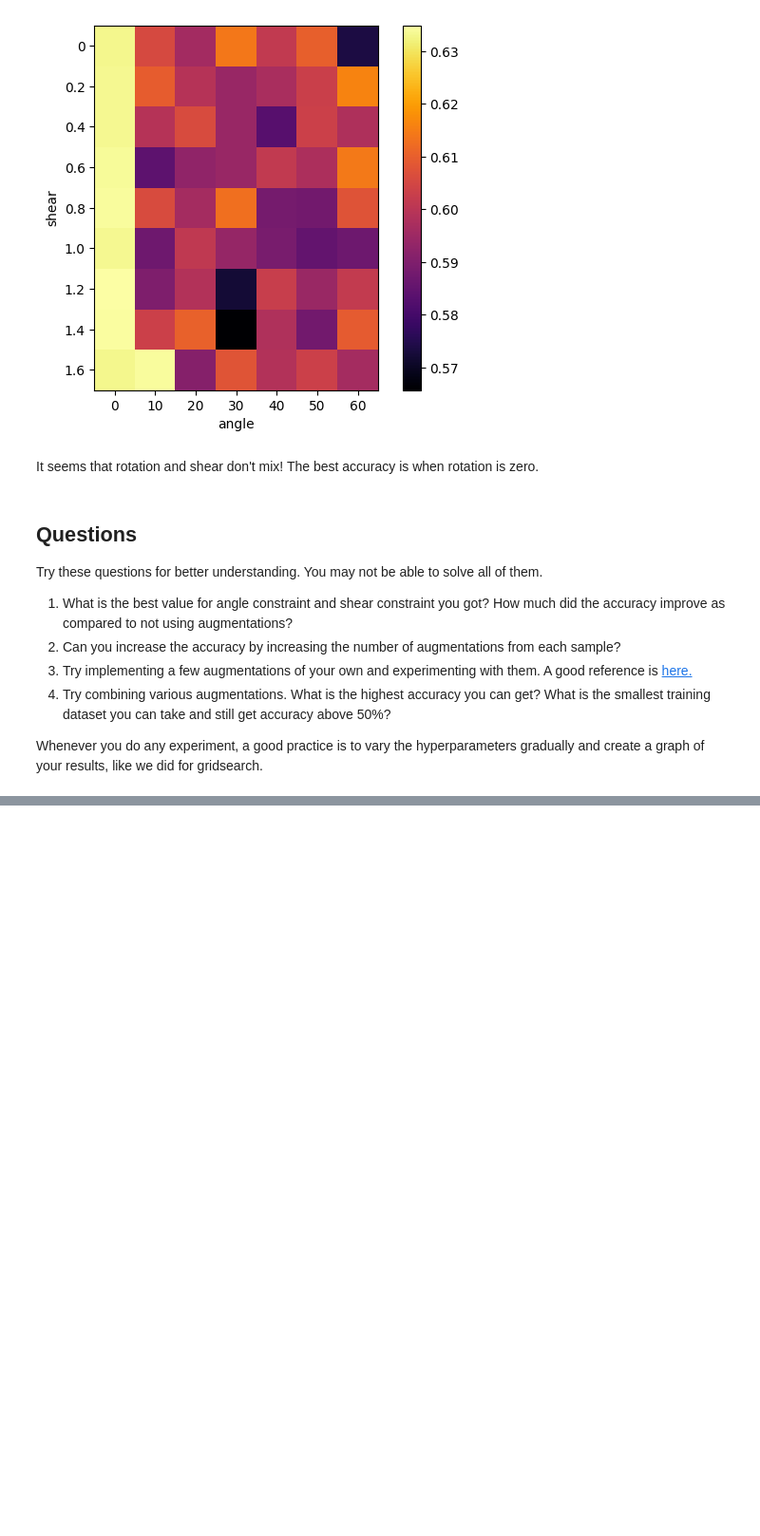
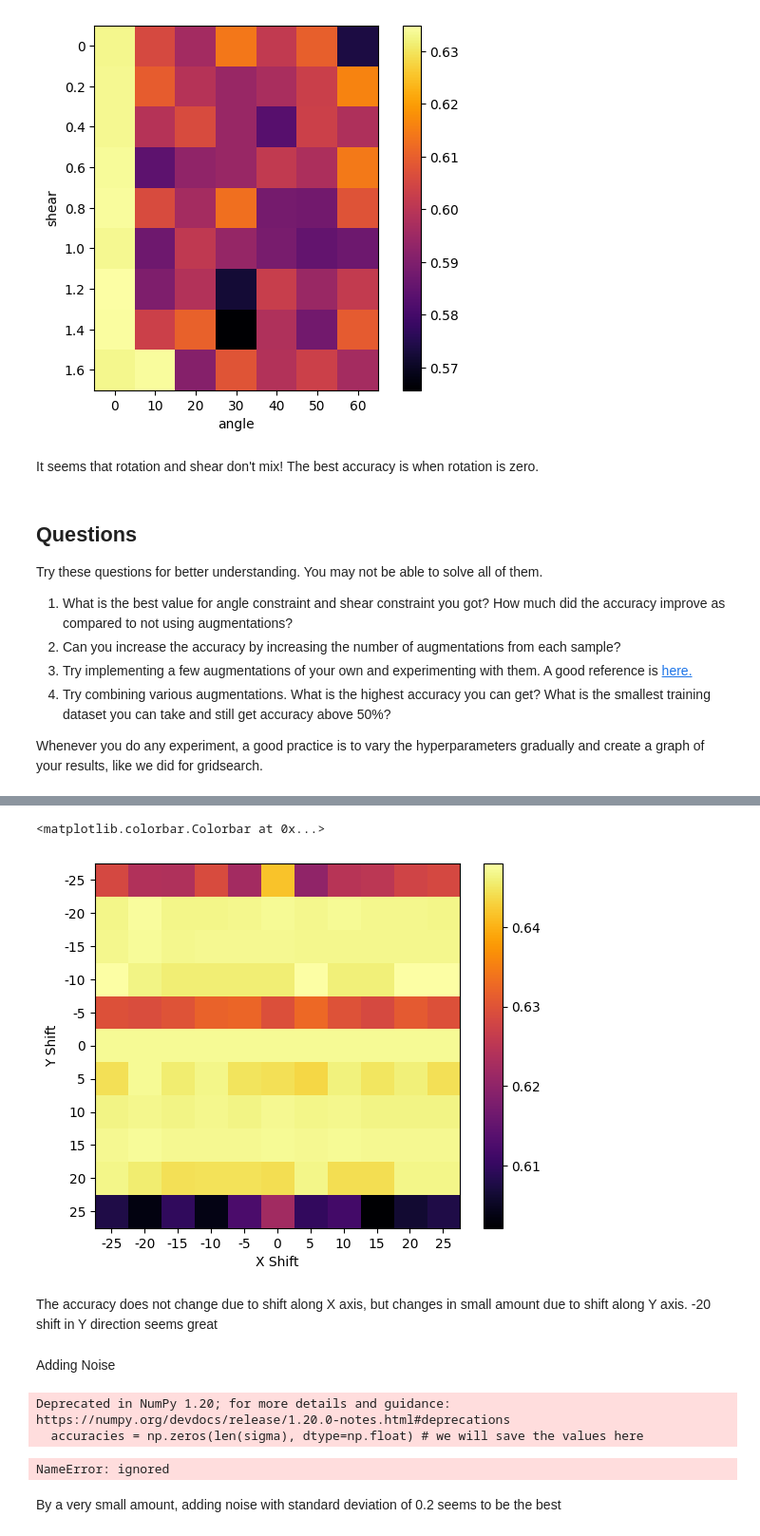
Before and after one commit to iamindhu/sristi23, a Jupyter notebook: Module1/ML_Terms&Metrics.ipynb, the cells around one changed output, grey strips where cells are left out. Shown at 95% size. Drawn from its saved outputs; the diff is of its cells as text; code cells hidden in the pictures; blank space fills up the shorter version.

```diff
--- a/Module1/ML_Terms&Metrics.ipynb
+++ b/Module1/ML_Terms&Metrics.ipynb
@@ -613,0 +653,15 @@ Whenever you do any experiment, a good practice is to vary the hyperparameters g
+# %%
+pixel = [-25, -20, -15, -10, -5, 0, 5, 10, 15, 20, 25]
+hyp = cartesian((pixel, pixel))
+accuracies = np.zeros(len(hyp), dtype=np.float)
+for ii in range(len(hyp)):
+  augdata = train_X
+  auglabel = train_y
+  transform = AffineTransform(translation=(hyp[ii][0],hyp[ii][1]))
+  wrapShift = warp(train_X, transform, mode = 'wrap')
+  for jj in range(naugmentations):
+    augdata = np.concatenate((augdata, wrapShift))
+    auglabel = np.concatenate((auglabel, train_y))
+  testpred = NN(augdata, auglabel, test_X)
+  accuracies[ii] = Accuracy(test_y, testpred)
+  print('Accuracy after augmentation shift of (', hyp[ii][0] , ',', hyp[ii][1] , ') is ', accuracies[ii], flush=True)
@@ -613,0 +688,19 @@ Whenever you do any experiment, a good practice is to vary the hyperparameters g
+# %%
+
+fig = plt.figure()
+ax = fig.add_axes([0.1, 0.1, 0.8, 0.8]) # main axes
+im = ax.imshow(accuracies.reshape((len(pixel), len(pixel))), cmap='inferno')
+ax.set_xlabel('X Shift')
+ax.set_ylabel('Y Shift')
+ax.set_xticks(np.arange(len(pixel)));
+ax.set_xticklabels(pixel);
+ax.set_yticks(np.arange(len(pixel)));
+ax.set_yticklabels(pixel);
+plt.colorbar(im)
+# %% [output]
+<matplotlib.colorbar.Colorbar at 0x...>
+[figure, added]
+# %% [markdown]
+The accuracy does not change due to shift along X axis, but changes in small amount due to shift along Y axis. -20 shift in Y direction seems great
+# %% [markdown]
+Adding Noise
@@ -613,0 +709,22 @@ Whenever you do any experiment, a good practice is to vary the hyperparameters g
+# %%
+sigma = [0, 0.2,0.4,0.6,0.8,1.0, 1.2, 1.4, 1.6, 1.8, 2.0] # the values we want to test
+accuracies = np.zeros(len(sigma), dtype=np.float) # we will save the values here
+
+for ii in range(len(sigma)):
+  # create the augmented dataset
+  augdata = train_X # we include the original images also in the augmented dataset
+  auglabel = train_y
+  for jj in range(naugmentations):
+    augdata = np.concatenate((augdata, random_noise(train_X,var=sigma[ii]**2))) # concatenate the augmented data to the set
+    auglabel = np.concatenate((auglabel, train_y))  # the labels don't change when we augment
+
+  # check the test accuracy
+  testpred = NN(augdata, auglabel, test_X)
+  accuracies[ii] = Accuracy(test_y, testpred)
+  print('Accuracy after adding noise, sigma =  ',sigma[ii], ' is ', accuracies[ii], flush=True)
+# %% [output]
+Deprecated in NumPy 1.20; for more details and guidance: https://numpy.org/devdocs/release/1.20.0-notes.html#deprecations
+  accuracies = np.zeros(len(sigma), dtype=np.float) # we will save the values here
+NameError: ignored
+# %% [markdown]
+By a very small amount, adding noise with standard deviation of 0.2 seems to be the best
```
Also changed, not shown: parts of 37 cells of this notebook.
